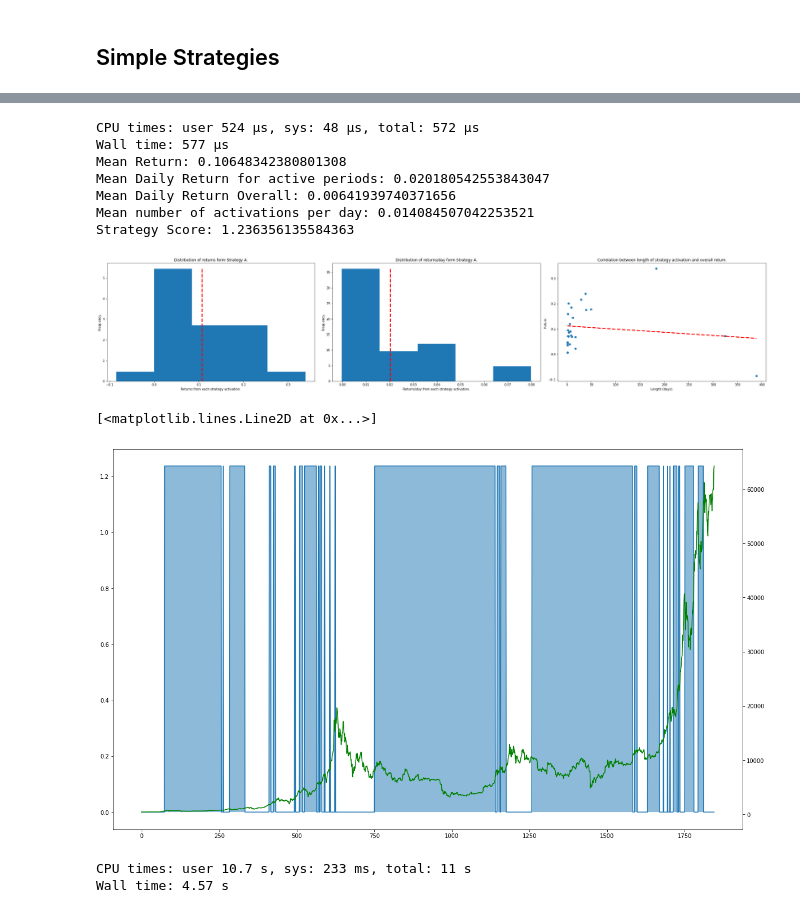
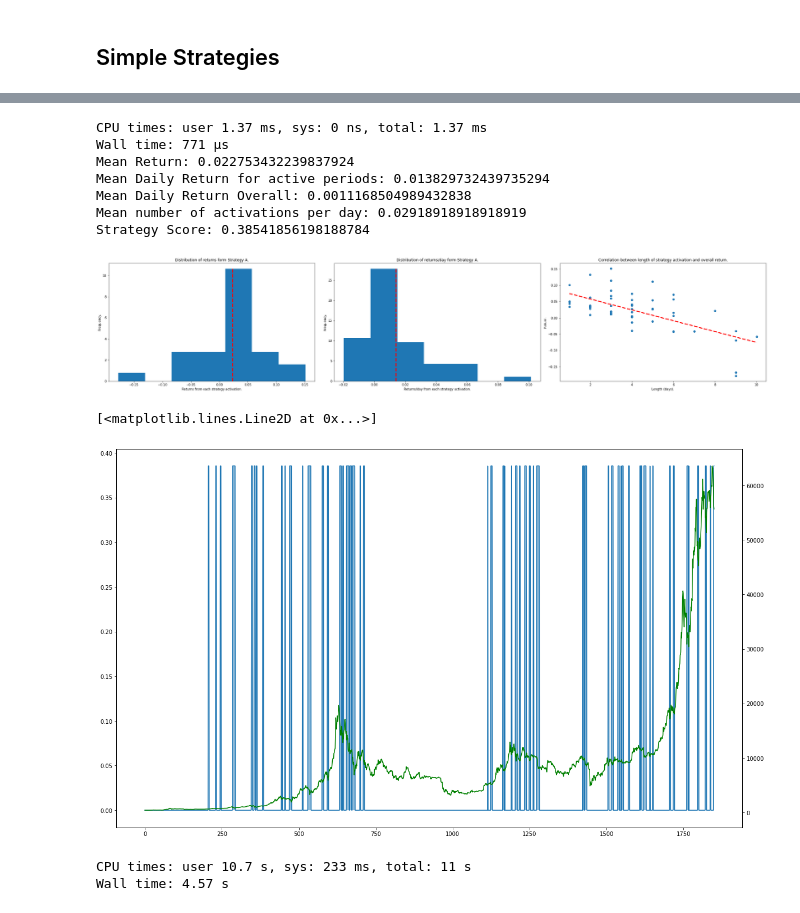
Before and after one commit to Andrerg01/fredinhouTradingBot, a Jupyter notebook: Coinbase_Trader_4.0/src/Prototyping.ipynb, the cells around one changed output, grey strips where cells are left out. Saved outputs shown, nothing was run; the diff lists cells and outputs as text; code cells hidden in the pictures.

```diff
--- a/Coinbase_Trader_4.0/src/Prototyping.ipynb
+++ b/Coinbase_Trader_4.0/src/Prototyping.ipynb
@@ -130,5 +130,5 @@ data
 start = datetime.datetime(2016,3,27)
 end = datetime.datetime.now()
 granularity = 24*60*60
-dataOriginal = cf.getData(Client, 'BTC-USD', start, end, granularity = granularity)
+dataOriginal = cf.getData(Client, 'BTC-USD', start, end, granularity = granularity, verbose = False)
 clear_output()
@@ -137,49 +147,49 @@ data = dataOriginal.copy()
 #nDayLow = 7
 #nDayHigh = 7
 #MAperiod = 100
-MAperiod = 8
-nDayLow = 3
-nDayHigh = 183
+nDayLow = 8
+nDayHigh = 3
+MAperiod = 180
 nLimits = np.array([2,len(data)])
 %time arrReturn, arrLength, arrPurchased, score, N, parameters = ff.backtestStrategyA(dataOriginal['close'].values, MAperiod, nDayLow, nDayHigh, nLimits)
 print("Mean Return: " + str(np.mean(arrReturn)))
 print("Mean Daily Return for active periods: " + str(np.mean(arrReturn/arrLength)))
 print("Mean Daily Return Overall: " + str((np.prod(1+arrReturn) - 1)/len(arrPurchased)))
 print("Mean number of activations per day: " + str(len(arrReturn)/len(arrPurchased)))
 print("Strategy Score: " + str(score))
 
 fig, ax = plt.subplots(1, 3, figsize = [30, 10/1.61])
 n1, bins1, patches1 = ax[0].hist(arrReturn, bins = int(np.sqrt(len(arrReturn))), density = True)
 ax[0].set_title("Distribution of returns form Strategy A.")
 ax[0].set_xlabel("Returns from each strategy activation.")
 ax[0].set_ylabel("Frequency.")
 ax[0].plot([np.mean(arrReturn), np.mean(arrReturn)],[0, np.max(n1)], 'r--', linewidth = 3.0)
 
 n2, bins2, patches2 = ax[1].hist(arrReturn/arrLength, bins = int(np.sqrt(len(arrReturn))), density = True)
 ax[1].set_title("Distribution of returns/day form Strategy A.")
 ax[1].set_xlabel("Returns/day from each strategy activation.")
 ax[1].set_ylabel("Frequency.")
 ax[1].plot([np.mean(arrReturn/arrLength), np.mean(arrReturn/arrLength)],[0, np.max(n2)], 'r--', linewidth = 3.0)
 
 ax[2].scatter(arrLength, arrReturn)
 ax[2].set_title("Correlation between length of strategy activation and overall return.")
 ax[2].set_xlabel("Length (days).")
 ax[2].set_ylabel("Return.")
 m, b = np.polyfit(arrLength, arrReturn, 1)
 x = np.linspace(min(arrLength), max(arrLength))
 y = m*x + b
 ax[2].plot(x, y, 'r--', linewidth = 3.0)
 
 fig.tight_layout()
 # %% [output]
-CPU times: user 524 µs, sys: 48 µs, total: 572 µs
-Wall time: 577 µs
-Mean Return: 0.10648342380801308
-Mean Daily Return for active periods: 0.020180542553843047
-Mean Daily Return Overall: 0.00641939740371656
-Mean number of activations per day: 0.014084507042253521
-Strategy Score: 1.236356135584363
+CPU times: user 1.37 ms, sys: 0 ns, total: 1.37 ms
+Wall time: 771 µs
+Mean Return: 0.022753432239837924
+Mean Daily Return for active periods: 0.013829732439735294
+Mean Daily Return Overall: 0.0011168504989432838
+Mean number of activations per day: 0.02918918918918919
+Strategy Score: 0.38541856198188784
-[figure, old version]
+[figure, new version]
 # %%
 fig, ax = plt.subplots(figsize = [20, 20/1.61])
 ax.plot(arrPurchased*score)
@@ -188,7 +198,7 @@ ax2 = ax.twinx()
 ax2.plot(data['close'].values, color = 'green')
 # %% [output]
 [<matplotlib.lines.Line2D at 0x...>]
-[figure, old version]
+[figure, new version]
 # %%
 #Optimizing Strategy A Parameters
 nDayLowVals = np.arange(2,14)
```
Also changed, not shown: parts of 36 cells of this notebook, 5 other files.
